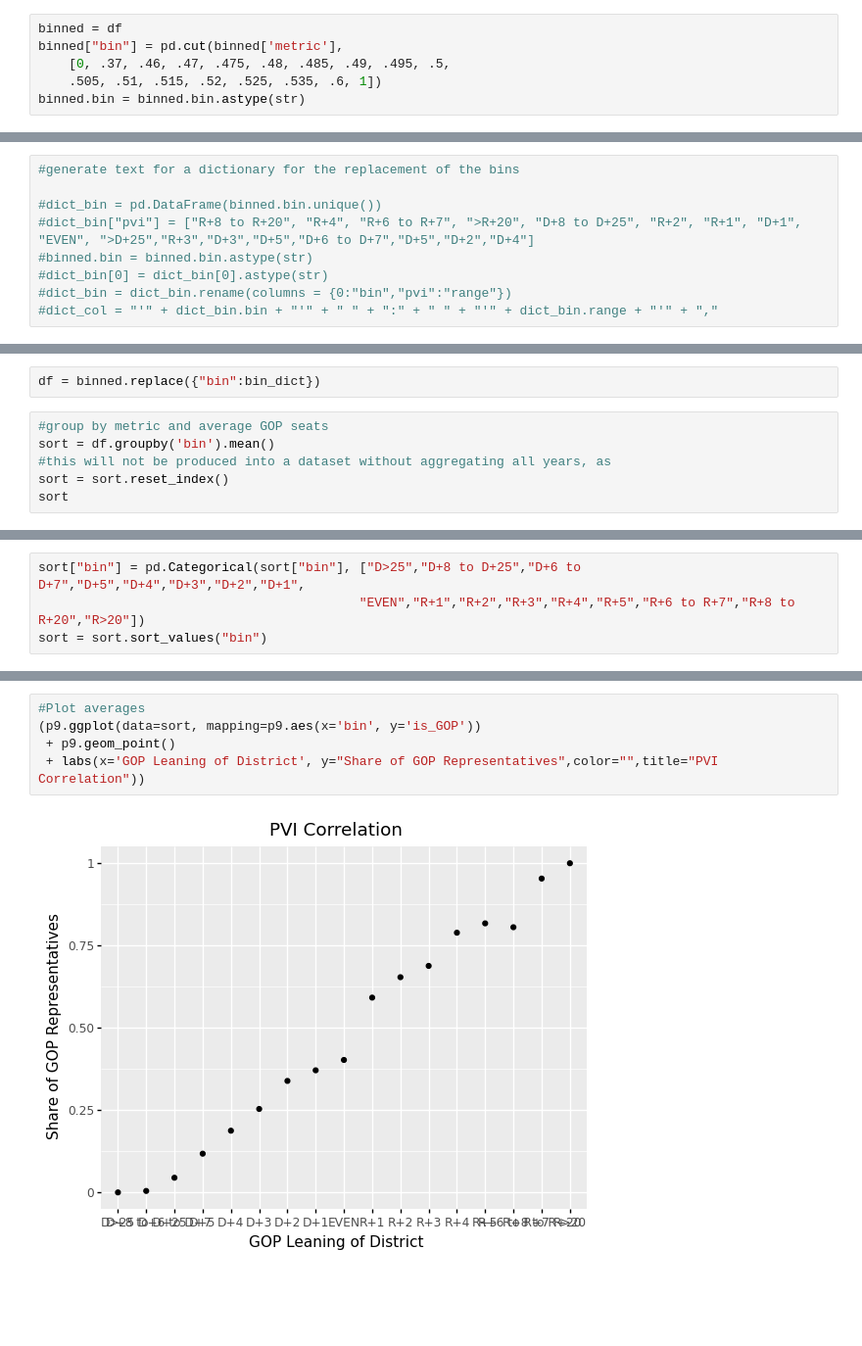
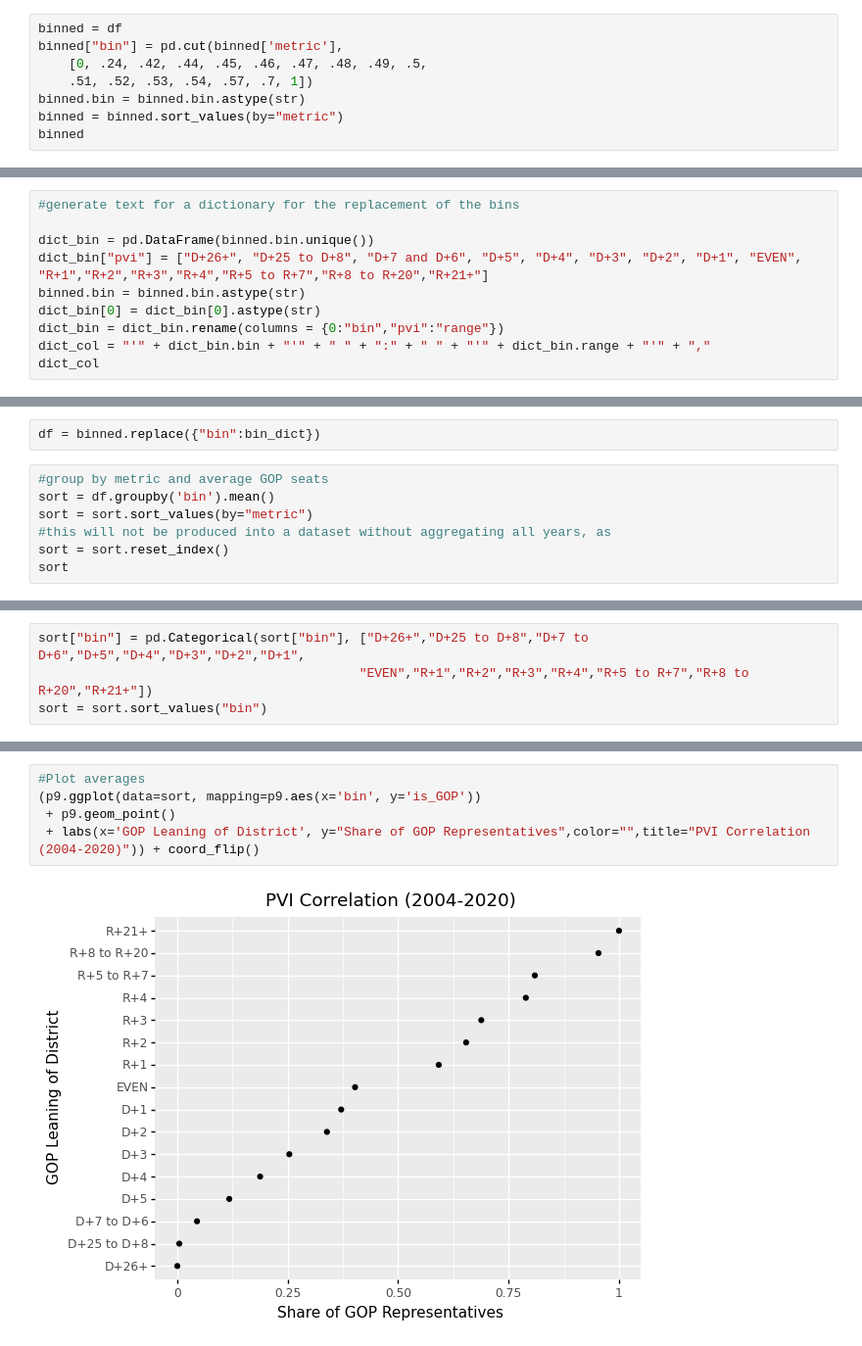
Before and after one commit to xadomatis/redistricting_project, a Jupyter notebook: processing/predictive_pvi.ipynb, the cells around one changed output, grey strips where cells are left out. Shown at 98% size. Cells and saved outputs as stored; diff of their text form; blank space fills up the shorter version.

Commit message:
PVI Metric fix
rewrote all files to address an error in the pvi metric

```diff
--- a/processing/predictive_pvi.ipynb
+++ b/processing/predictive_pvi.ipynb
@@ -83,6 +85,8 @@ Bins
 # %%
 binned = df
 binned["bin"] = pd.cut(binned['metric'],
-    [0, .37, .46, .47, .475, .48, .485, .49, .495, .5,
-    .505, .51, .515, .52, .525, .535, .6, 1])
+    [0, .24, .42, .44, .45, .46, .47, .48, .49, .5,
+    .51, .52, .53, .54, .57, .7, 1])
 binned.bin = binned.bin.astype(str)
+binned = binned.sort_values(by="metric")
+binned
@@ -89,9 +119,10 @@ binned.bin = binned.bin.astype(str)
 # %%
 #generate text for a dictionary for the replacement of the bins
 
-#dict_bin = pd.DataFrame(binned.bin.unique())
-#dict_bin["pvi"] = ["R+8 to R+20", "R+4", "R+6 to R+7", ">R+20", "D+8 to D+25", "R+2", "R+1", "D+1", "EVEN", ">D+25","R+3","D+3","D+5","D+6 to D+7","D+5","D+2","D+4"]
-#binned.bin = binned.bin.astype(str)
-#dict_bin[0] = dict_bin[0].astype(str)
-#dict_bin = dict_bin.rename(columns = {0:"bin","pvi":"range"})
-#dict_col = "'" + dict_bin.bin + "'" + " " + ":" + " " + "'" + dict_bin.range + "'" + ","
+dict_bin = pd.DataFrame(binned.bin.unique())
+dict_bin["pvi"] = ["D+26+", "D+25 to D+8", "D+7 and D+6", "D+5", "D+4", "D+3", "D+2", "D+1", "EVEN", "R+1","R+2","R+3","R+4","R+5 to R+7","R+8 to R+20","R+21+"]
+binned.bin = binned.bin.astype(str)
+dict_bin[0] = dict_bin[0].astype(str)
+dict_bin = dict_bin.rename(columns = {0:"bin","pvi":"range"})
+dict_col = "'" + dict_bin.bin + "'" + " " + ":" + " " + "'" + dict_bin.range + "'" + ","
+dict_col
@@ -120,6 +168,7 @@ df = binned.replace({"bin":bin_dict})
 # %%
 #group by metric and average GOP seats
 sort = df.groupby('bin').mean()
+sort = sort.sort_values(by="metric")
 #this will not be produced into a dataset without aggregating all years, as
 sort = sort.reset_index()
 sort
@@ -145,4 +193,4 @@ sort
 # %%
-sort["bin"] = pd.Categorical(sort["bin"], ["D>25","D+8 to D+25","D+6 to D+7","D+5","D+4","D+3","D+2","D+1",
-                                          "EVEN","R+1","R+2","R+3","R+4","R+5","R+6 to R+7","R+8 to R+20","R>20"])
+sort["bin"] = pd.Categorical(sort["bin"], ["D+26+","D+25 to D+8","D+7 to D+6","D+5","D+4","D+3","D+2","D+1",
+                                          "EVEN","R+1","R+2","R+3","R+4","R+5 to R+7","R+8 to R+20","R+21+"])
 sort = sort.sort_values("bin")
@@ -157,7 +223,7 @@ plt.show()
 # %%
 #Plot averages
 (p9.ggplot(data=sort, mapping=p9.aes(x='bin', y='is_GOP'))
  + p9.geom_point()
- + labs(x='GOP Leaning of District', y="Share of GOP Representatives",color="",title="PVI Correlation"))
+ + labs(x='GOP Leaning of District', y="Share of GOP Representatives",color="",title="PVI Correlation (2004-2020)")) + coord_flip()
 # %% [output]
-[figure, old version]
+[figure, new version]
```
Also changed, not shown: parts of 17 cells of this notebook, 38 other files.
